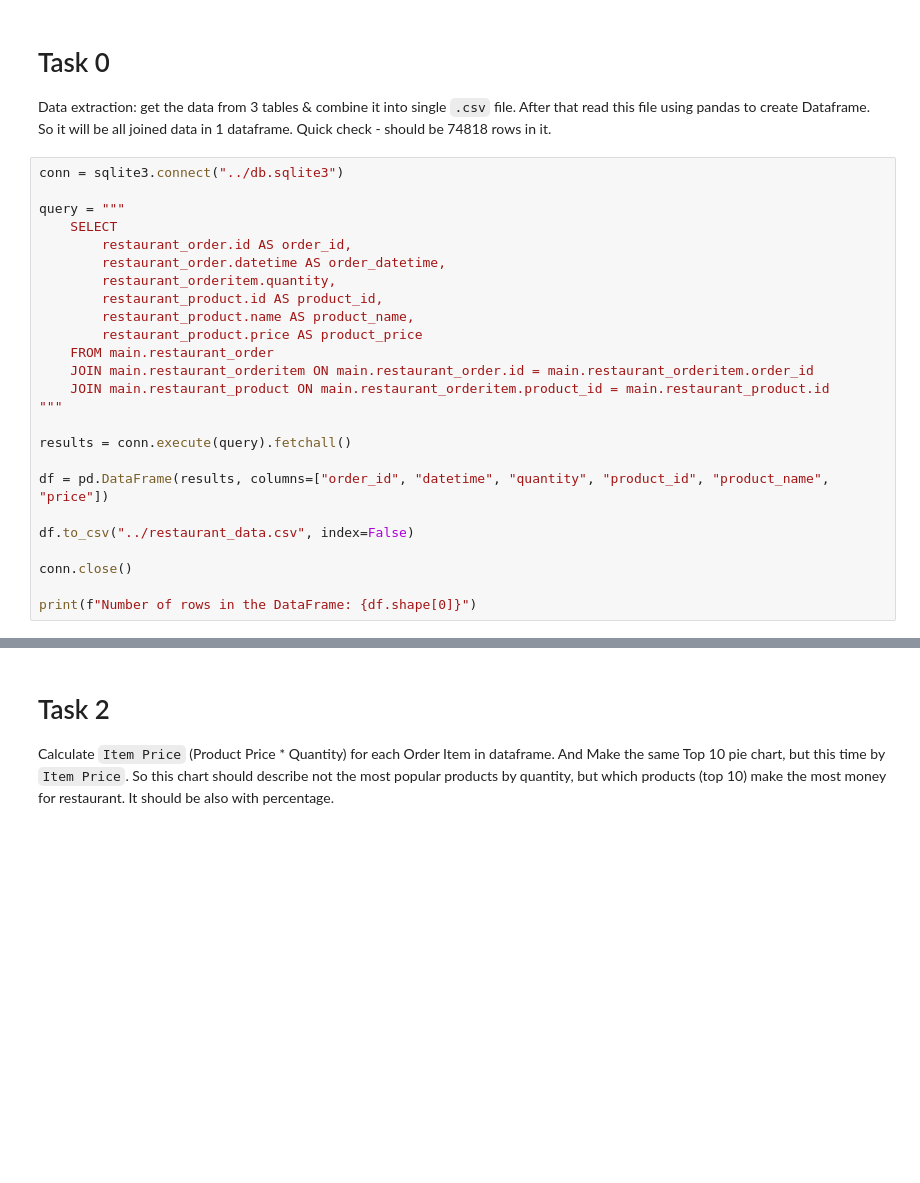
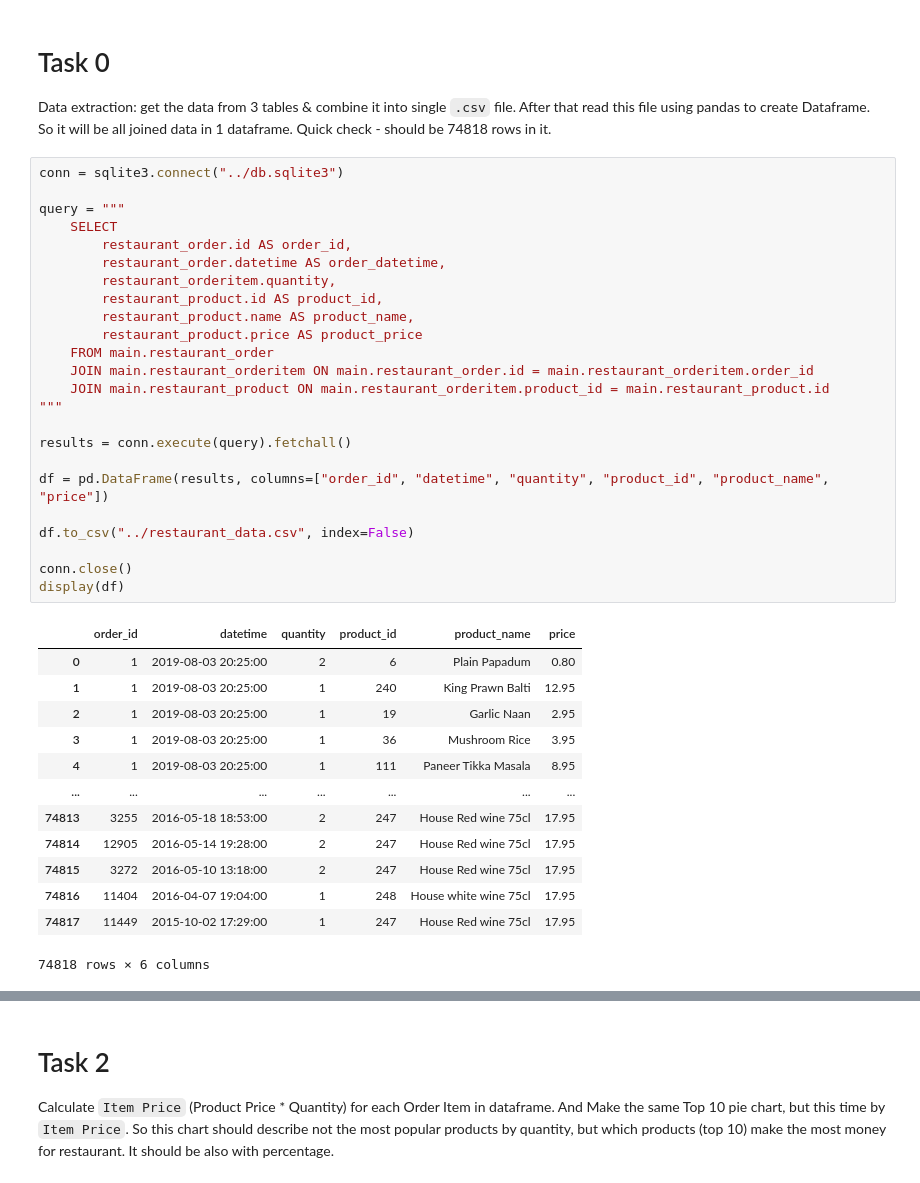
Before and after one commit to mate-academy/py-restaurant-data-analysis, a Jupyter notebook: app/main.ipynb, the cells around one changed output, grey strips where cells are left out. Drawn from its saved outputs; the diff is of its cells as text; blank space fills up the shorter version.

```diff
--- a/app/main.ipynb
+++ b/app/main.ipynb
@@ -12,28 +12,41 @@ So it will be all joined data in 1 dataframe. Quick check - should be 74818 rows
 # %%
 conn = sqlite3.connect("../db.sqlite3")
 
 query = """
     SELECT
         restaurant_order.id AS order_id,
         restaurant_order.datetime AS order_datetime,
         restaurant_orderitem.quantity,
         restaurant_product.id AS product_id,
         restaurant_product.name AS product_name,
         restaurant_product.price AS product_price
     FROM main.restaurant_order
     JOIN main.restaurant_orderitem ON main.restaurant_order.id = main.restaurant_orderitem.order_id
     JOIN main.restaurant_product ON main.restaurant_orderitem.product_id = main.restaurant_product.id
 """
 
 results = conn.execute(query).fetchall()
 
 df = pd.DataFrame(results, columns=["order_id", "datetime", "quantity", "product_id", "product_name", "price"])
 
 df.to_csv("../restaurant_data.csv", index=False)
 
 conn.close()
-
-print(f"Number of rows in the DataFrame: {df.shape[0]}")
+display(df)
+# %% [output]
+|  | order_id | datetime | quantity | product_id | product_name | price |
+| 0 | 1 | 2019-08-03 20:25:00 | 2 | 6 | Plain Papadum | 0.80 |
+| 1 | 1 | 2019-08-03 20:25:00 | 1 | 240 | King Prawn Balti | 12.95 |
+| 2 | 1 | 2019-08-03 20:25:00 | 1 | 19 | Garlic Naan | 2.95 |
+| 3 | 1 | 2019-08-03 20:25:00 | 1 | 36 | Mushroom Rice | 3.95 |
+| 4 | 1 | 2019-08-03 20:25:00 | 1 | 111 | Paneer Tikka Masala | 8.95 |
+| ... | ... | ... | ... | ... | ... | ... |
+| 74813 | 3255 | 2016-05-18 18:53:00 | 2 | 247 | House Red wine 75cl | 17.95 |
+| 74814 | 12905 | 2016-05-14 19:28:00 | 2 | 247 | House Red wine 75cl | 17.95 |
+| 74815 | 3272 | 2016-05-10 13:18:00 | 2 | 247 | House Red wine 75cl | 17.95 |
+| 74816 | 11404 | 2016-04-07 19:04:00 | 1 | 248 | House white wine 75cl | 17.95 |
+| 74817 | 11449 | 2015-10-02 17:29:00 | 1 | 247 | House Red wine 75cl | 17.95 |
+74818 rows × 6 columns
 # %% [markdown]
 # Task 1
 Get Top 10 most popular products in restaurant sold by Quantity.
```
Also changed, not shown: parts of 5 cells of this notebook, 1 other file.
